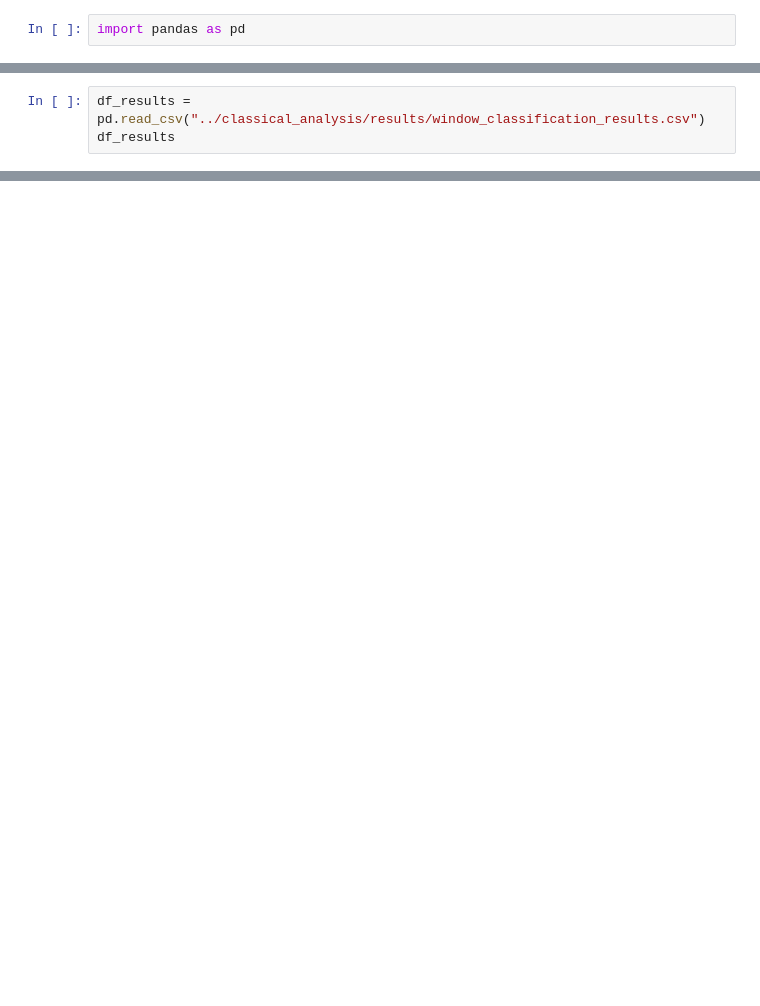
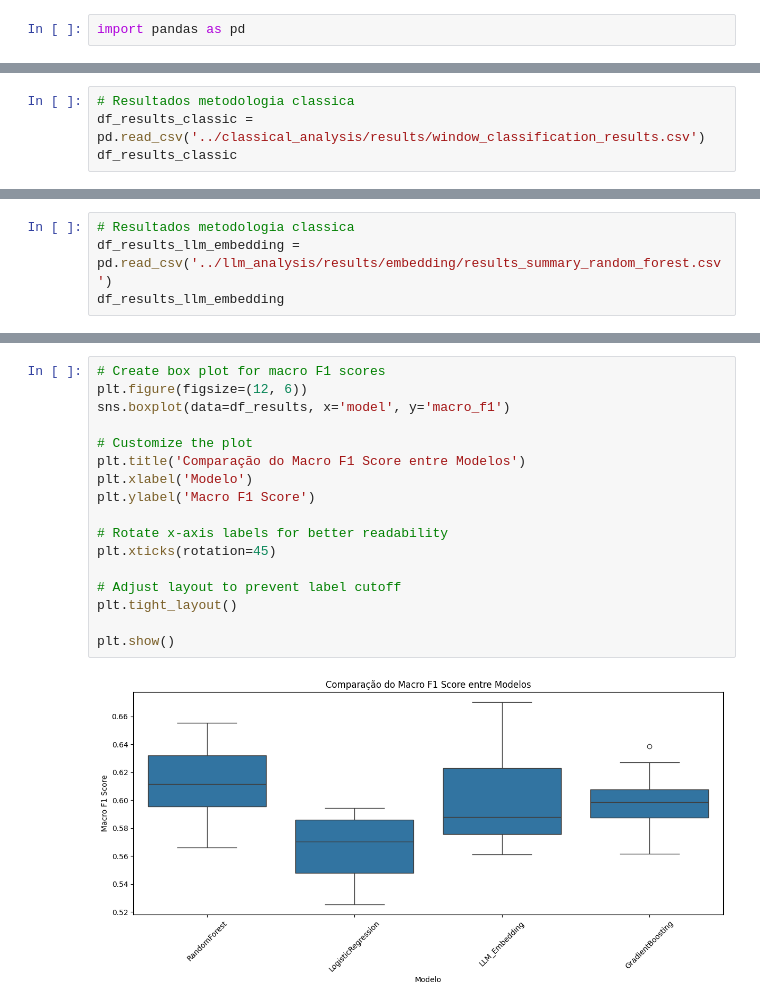
Before and after one commit to LuisEduardoF/ConciliamentoTRT, a Jupyter notebook: EDA/analysis.ipynb, the cells around one changed output, grey strips where cells are left out. Saved outputs shown, nothing was run; the diff lists cells and outputs as text; blank space fills up the shorter version.

```diff
--- a/EDA/analysis.ipynb
+++ b/EDA/analysis.ipynb
@@ -20,6 +1517,7 @@ plt.show()
 # %%
-df_results = pd.read_csv("../classical_analysis/results/window_classification_results.csv")
-df_results
+# Resultados metodologia classica
+df_results_classic = pd.read_csv('../classical_analysis/results/window_classification_results.csv')
+df_results_classic
 # %% [output]
 |  | window_number | start_date | end_date | model | accuracy | macro_avg_precision | macro_avg_recall | ... |
 | 0 | 1 | 2014-01-06 | 2016-01-06 | LogisticRegression | 0.710254 | 0.620035 | 0.545222 | ... |
@@ -63,0 +1539,4 @@ plt.show()
+# %%
+# Resultados metodologia classica
+df_results_llm_embedding = pd.read_csv('../llm_analysis/results/embedding/results_summary_random_forest.csv')
+df_results_llm_embedding
@@ -63,0 +1621,19 @@ plt.show()
+# %%
+# Create box plot for macro F1 scores
+plt.figure(figsize=(12, 6))
+sns.boxplot(data=df_results, x='model', y='macro_f1')
+
+# Customize the plot
+plt.title('Comparação do Macro F1 Score entre Modelos')
+plt.xlabel('Modelo')
+plt.ylabel('Macro F1 Score')
+
+# Rotate x-axis labels for better readability
+plt.xticks(rotation=45)
+
+# Adjust layout to prevent label cutoff
+plt.tight_layout()
+
+plt.show()
+# %% [output]
+[figure, added]
```
Also changed, not shown: parts of 28 cells of this notebook, 6 other files.
